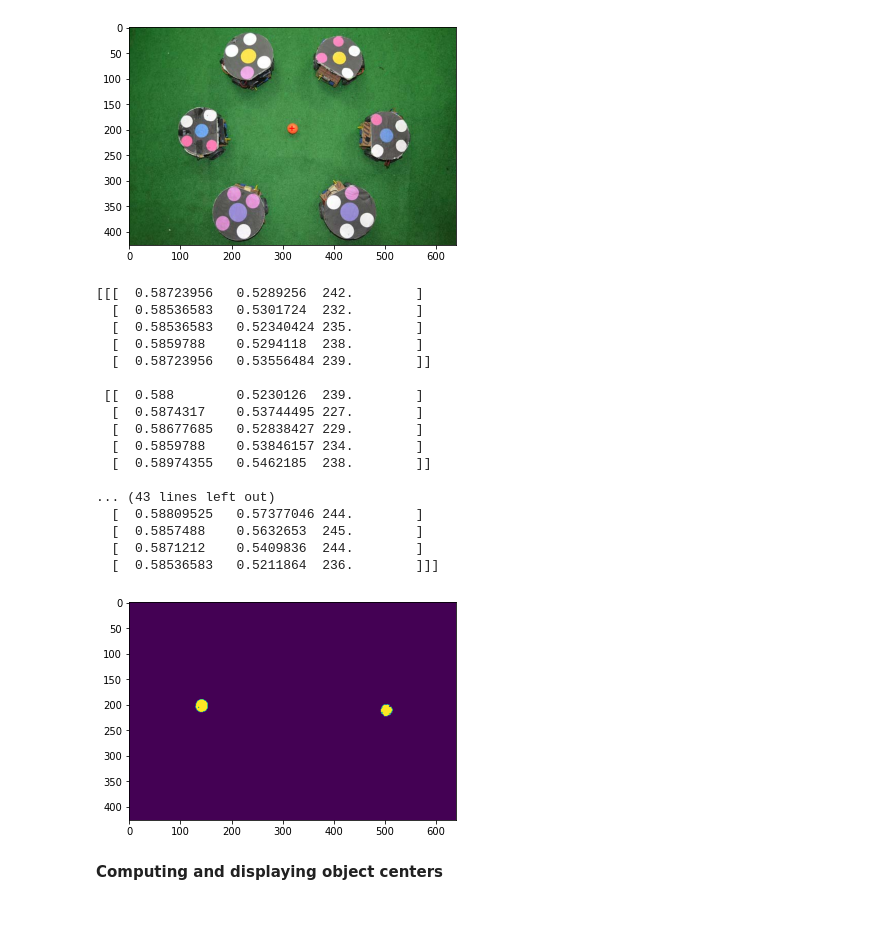
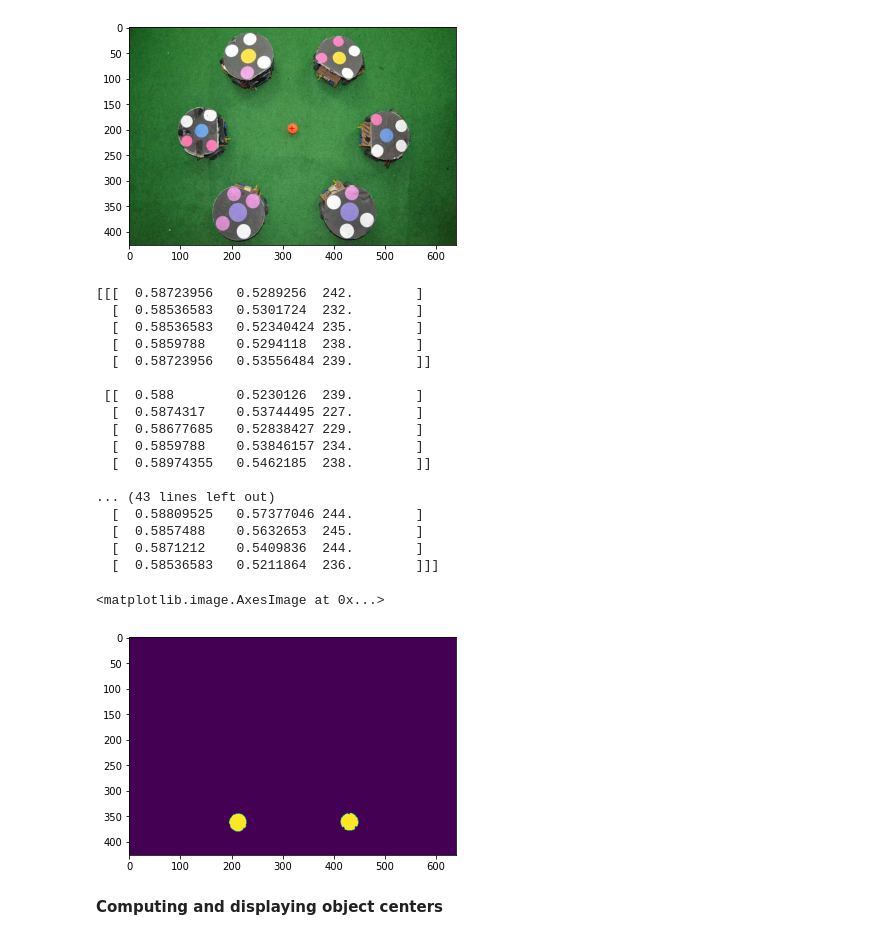
Before and after one commit to daniel-suazo/CV-Assignment1, a Jupyter notebook: Assg1_ImageProc.ipynb, the cells around one changed output. Cells and saved outputs as stored; diff of their text form; code cells hidden in the pictures.

Commit message:
fixed purple mask

```diff
--- a/Assg1_ImageProc.ipynb
+++ b/Assg1_ImageProc.ipynb
@@ -160,38 +160,39 @@ yellowmask = np.logical_and(np.logical_and(
 # plt.imshow(yellowmask)
 robot1mask = yellowmask[:, :300]
 robot2mask = yellowmask[:, 300:]
 
-bluemask0 = np.logical_and(hsv_robocup[:, :, 0] > 0.53, hsv_robocup[:, :, 0] < 0.7)
+bluemask0 = hsv_robocup[:, :, 0] > 0.53
 bluemask1 = hsv_robocup[:, :, 1] > 0.4
 bluemask2 = hsv_robocup[:, :, 2] > 210
 bluemask = np.logical_and(np.logical_and(bluemask0, bluemask1),  bluemask2)
-plt.imshow(bluemask)
+# plt.imshow(bluemask)
 
-purplemask0 = hsv_robocup[:, :, 0] > 0.40
+purplemask0 = np.logical_and(hsv_robocup[:, :, 0] > 0.65, hsv_robocup[:, :, 0] < .78)
 purplemask1 = hsv_robocup[:, :, 1] > 0.10
 purplemask2 = hsv_robocup[:, :, 2] > 200
 purplemask = np.logical_and(np.logical_and(
     purplemask0, purplemask1),  purplemask2)
-# plt.imshow(purplemask)
+plt.imshow(purplemask)
 # %% [output]
 [[[  0.58723956   0.5289256  242.        ]
   [  0.58536583   0.5301724  232.        ]
   [  0.58536583   0.52340424 235.        ]
   [  0.5859788    0.5294118  238.        ]
   [  0.58723956   0.53556484 239.        ]]
 
  [[  0.588        0.5230126  239.        ]
   [  0.5874317    0.53744495 227.        ]
   [  0.58677685   0.52838427 229.        ]
   [  0.5859788    0.53846157 234.        ]
   [  0.58974355   0.5462185  238.        ]]
 
 ... (43 lines left out)
   [  0.58809525   0.57377046 244.        ]
   [  0.5857488    0.5632653  245.        ]
   [  0.5871212    0.5409836  244.        ]
   [  0.58536583   0.5211864  236.        ]]]
+<matplotlib.image.AxesImage at 0x...>
-[figure, old version]
+[figure, new version]
 # %% [markdown]
 __Computing and displaying object centers__
 # %%
```
